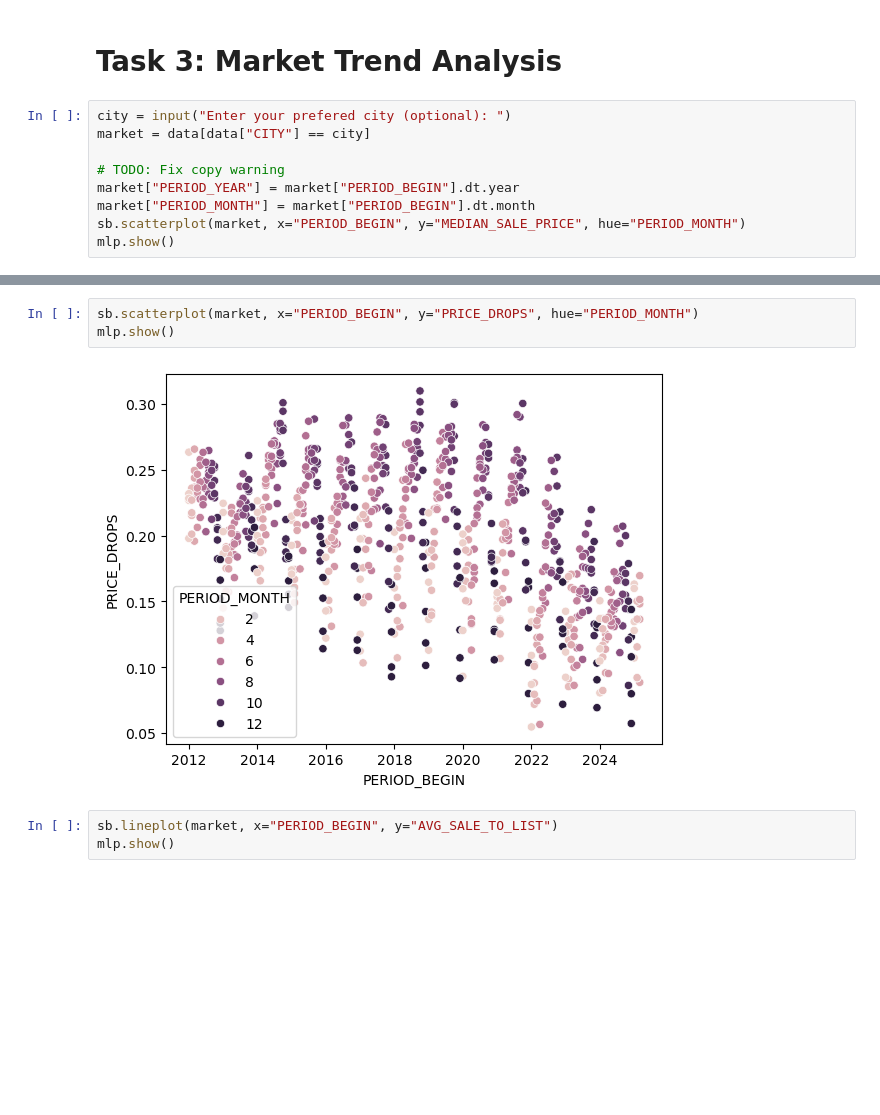
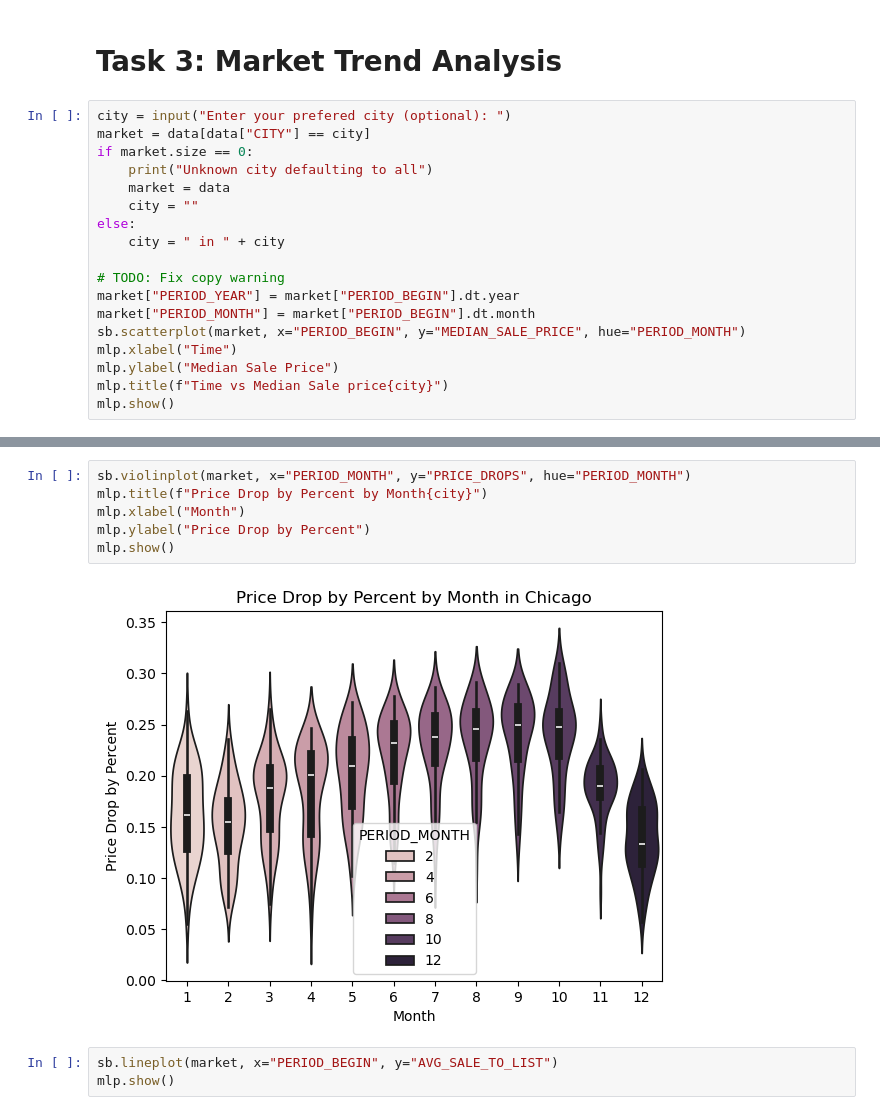
Before and after one commit to MoonBasedKas/smartHousingAdvisor, a Jupyter notebook: smartHousePredictor.ipynb, the cells around one changed output, grey strips where cells are left out. Cells and saved outputs as stored; diff of their text form; blank space fills up the shorter version.

```diff
--- a/smartHousePredictor.ipynb
+++ b/smartHousePredictor.ipynb
@@ -92,11 +92,20 @@ Enter a loan duration in months:  10
 # %%
 city = input("Enter your prefered city (optional): ")
 market = data[data["CITY"] == city]
+if market.size == 0:
+    print("Unknown city defaulting to all")
+    market = data
+    city = ""
+else:
+    city = " in " + city
 
 # TODO: Fix copy warning
 market["PERIOD_YEAR"] = market["PERIOD_BEGIN"].dt.year
 market["PERIOD_MONTH"] = market["PERIOD_BEGIN"].dt.month
 sb.scatterplot(market, x="PERIOD_BEGIN", y="MEDIAN_SALE_PRICE", hue="PERIOD_MONTH")
+mlp.xlabel("Time")
+mlp.ylabel("Median Sale Price")
+mlp.title(f"Time vs Median Sale price{city}")
 mlp.show()
 # %% [output]
 Enter your prefered city (optional):  Chicago
@@ -129,8 +139,11 @@ mlp.show()
 # %%
-sb.scatterplot(market, x="PERIOD_BEGIN", y="PRICE_DROPS", hue="PERIOD_MONTH")
+sb.violinplot(market, x="PERIOD_MONTH", y="PRICE_DROPS", hue="PERIOD_MONTH")
+mlp.title(f"Price Drop by Percent by Month{city}")
+mlp.xlabel("Month")
+mlp.ylabel("Price Drop by Percent")
 mlp.show()
 # %% [output]
-[figure, old version]
+[figure, new version]
 # %%
 sb.lineplot(market, x="PERIOD_BEGIN", y="AVG_SALE_TO_LIST")
 mlp.show()
```
Also changed, not shown: parts of 6 cells of this notebook.
